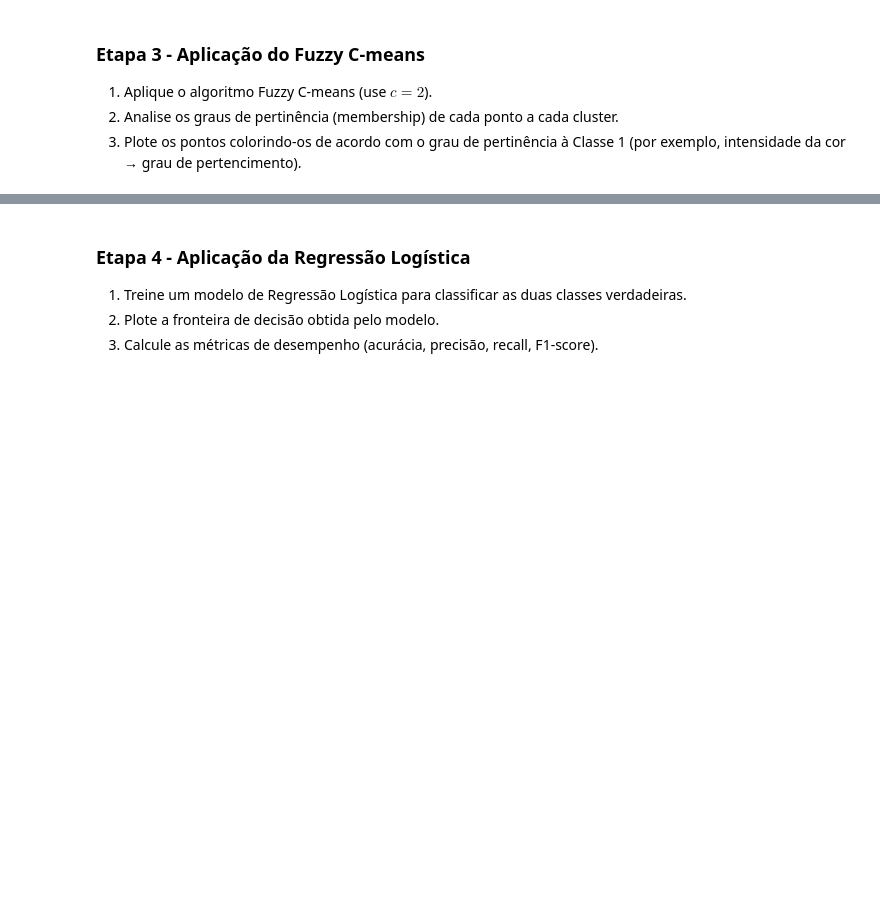
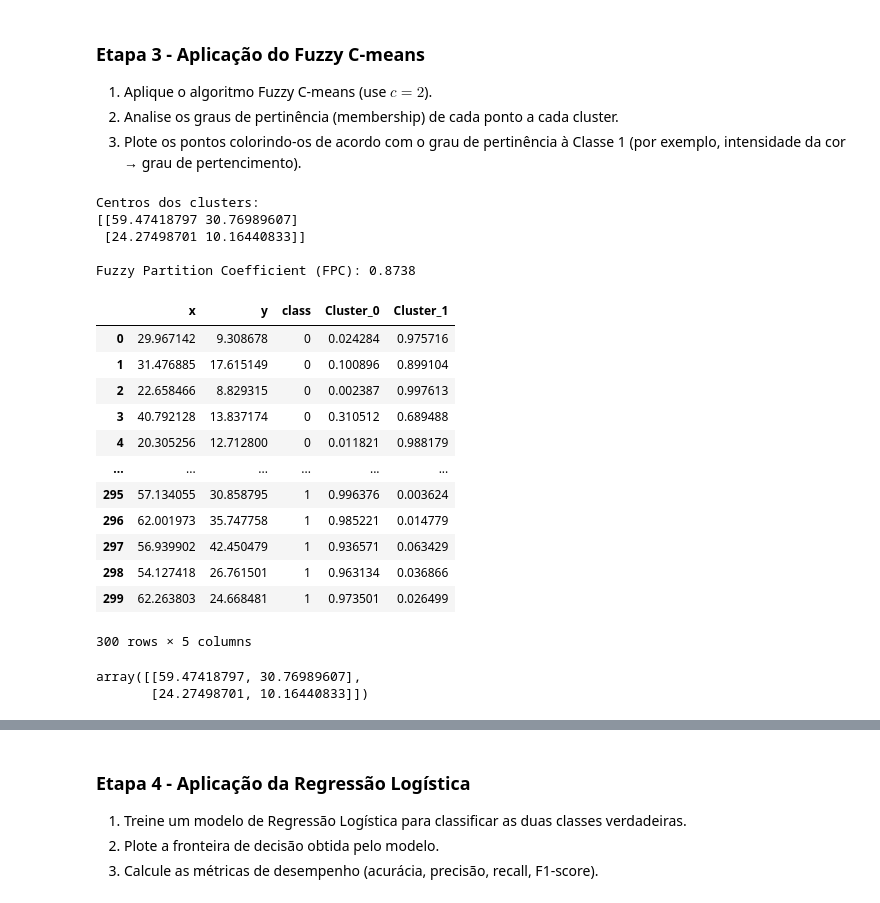
Before and after one commit to thiagoneye/master-machine_learning, a Jupyter notebook: notebooks/exercise_list.ipynb, the cells around one changed output, grey strips where cells are left out. Drawn from its saved outputs; the diff is of its cells as text; code cells hidden in the pictures; blank space fills up the shorter version.

```diff
--- a/notebooks/exercise_list.ipynb
+++ b/notebooks/exercise_list.ipynb
@@ -111,3 +107,43 @@ O Índice de Rand Ajustado (ARI) é: 0.9734
 1. Aplique o algoritmo Fuzzy C-means (use $c=2$).
 2. Analise os graus de pertinência (membership) de cada ponto a cada cluster.
 3. Plote os pontos colorindo-os de acordo com o grau de pertinência à Classe 1 (por exemplo, intensidade da cor → grau de pertencimento).
+# %%
+c = 2
+cntr, u, u0, d, jm, p, fpc = fuzz.cluster.cmeans(
+    data, c, m=2.0, error=0.005, maxiter=1000, seed=random_state
+)
+
+print(f"Centros dos clusters:\n{cntr}\n")
+print(f"Fuzzy Partition Coefficient (FPC): {fpc:.4f}")
+# %% [output]
+Centros dos clusters:
+[[59.47418797 30.76989607]
+ [24.27498701 10.16440833]]
+
+Fuzzy Partition Coefficient (FPC): 0.8738
+# %%
+u_df = pd.DataFrame(u.T, columns=[f"Cluster_{i}" for i in range(c)])
+df = df.reset_index(drop=True)
+u_df = u_df.reset_index(drop=True)
+df = pd.concat([df, u_df], axis=1)
+
+display(df)
+# %% [output]
+|  | x | y | class | Cluster_0 | Cluster_1 |
+| 0 | 29.967142 | 9.308678 | 0 | 0.024284 | 0.975716 |
+| 1 | 31.476885 | 17.615149 | 0 | 0.100896 | 0.899104 |
+| 2 | 22.658466 | 8.829315 | 0 | 0.002387 | 0.997613 |
+| 3 | 40.792128 | 13.837174 | 0 | 0.310512 | 0.689488 |
+| 4 | 20.305256 | 12.712800 | 0 | 0.011821 | 0.988179 |
+| ... | ... | ... | ... | ... | ... |
+| 295 | 57.134055 | 30.858795 | 1 | 0.996376 | 0.003624 |
+| 296 | 62.001973 | 35.747758 | 1 | 0.985221 | 0.014779 |
+| 297 | 56.939902 | 42.450479 | 1 | 0.936571 | 0.063429 |
+| 298 | 54.127418 | 26.761501 | 1 | 0.963134 | 0.036866 |
+| 299 | 62.263803 | 24.668481 | 1 | 0.973501 | 0.026499 |
+300 rows × 5 columns
+# %%
+cntr
+# %% [output]
+array([[59.47418797, 30.76989607],
+       [24.27498701, 10.16440833]])
```
Also changed, not shown: parts of 5 cells of this notebook.
